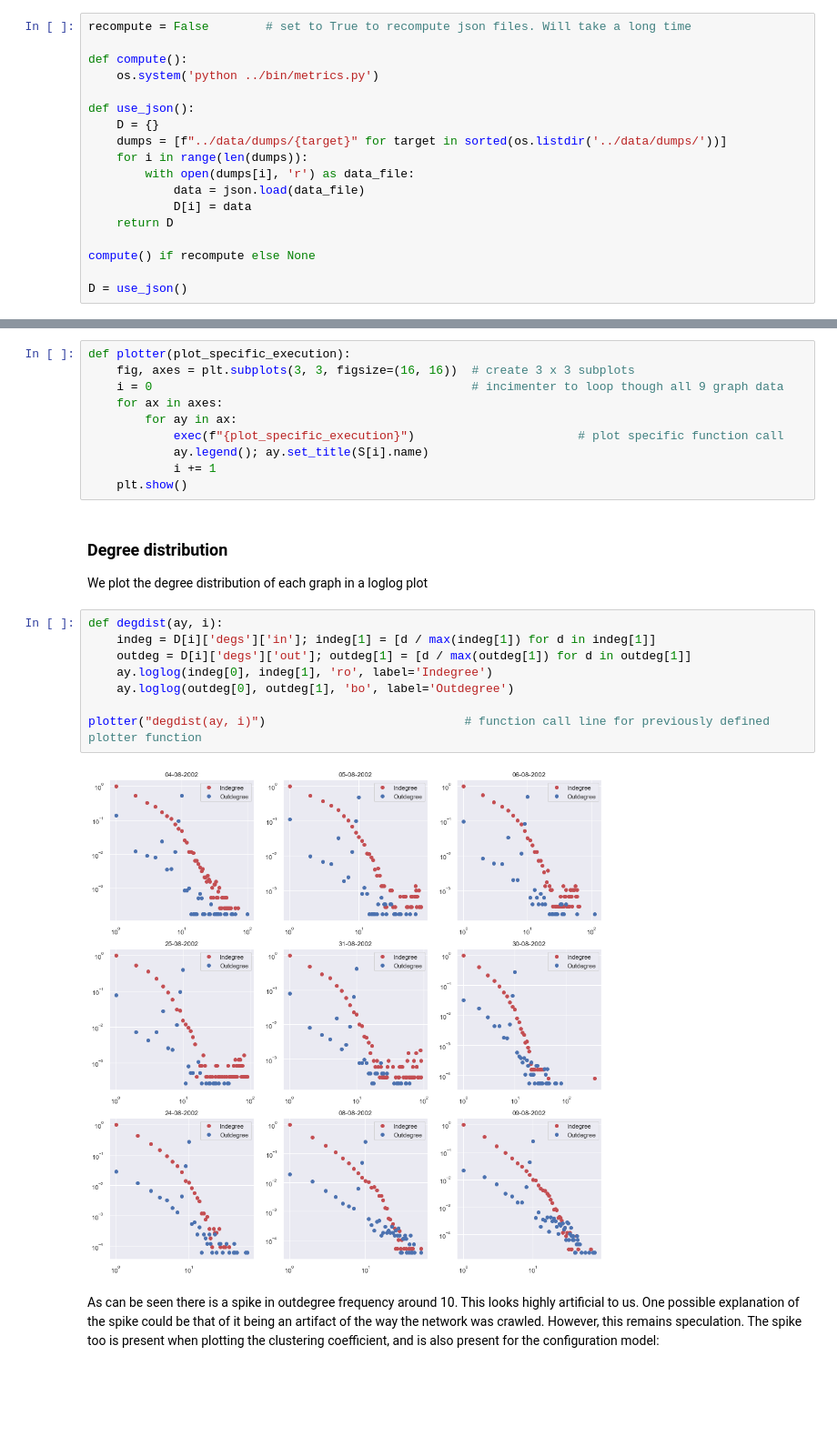
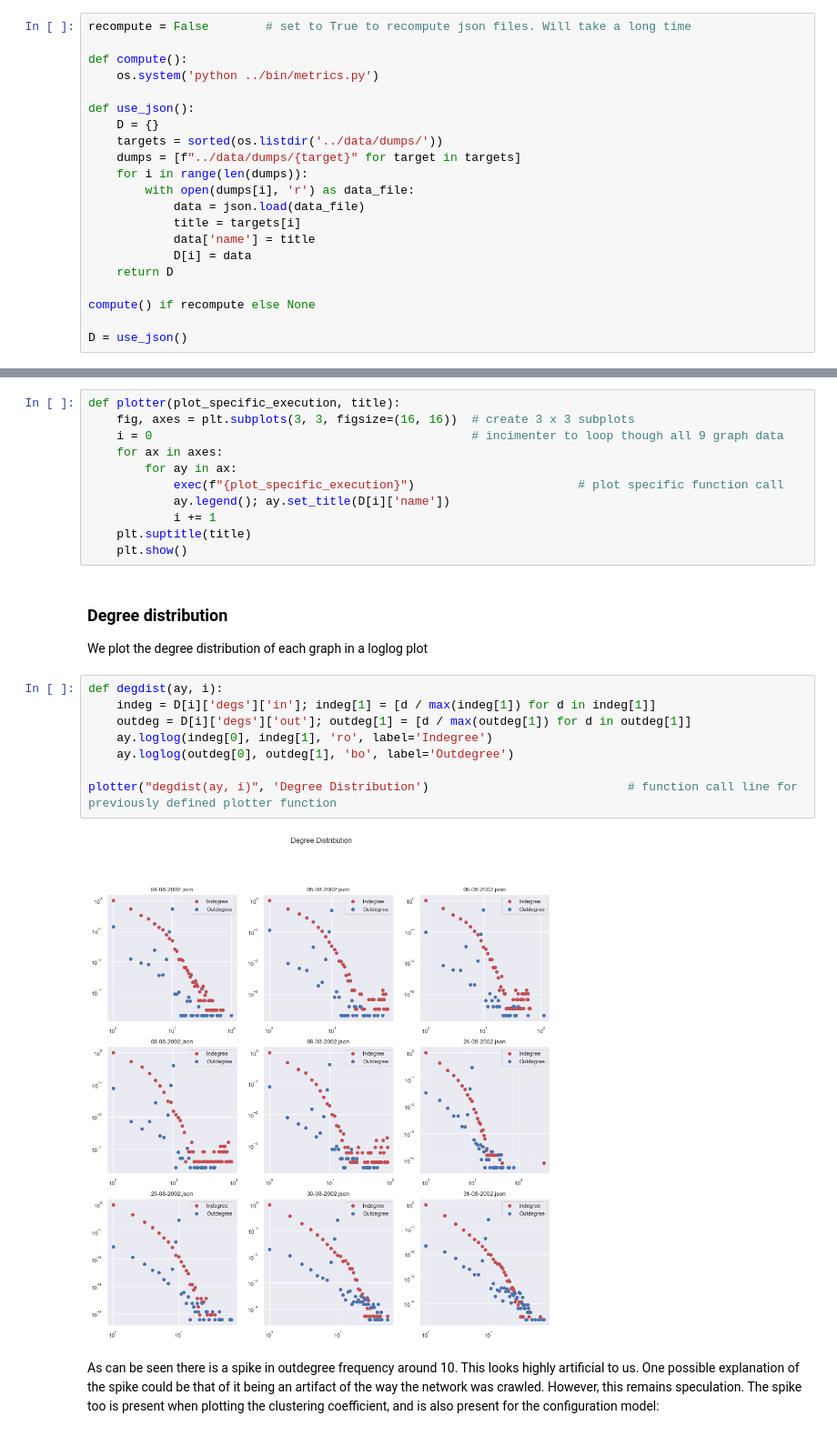
Before and after one commit to syrkis/gnutella, a Jupyter notebook: docs/analysis.ipynb, the cells around one changed output, grey strips where cells are left out. Shown at 91% size. Cells and saved outputs as stored; diff of their text form; blank space fills up the shorter version.

```diff
--- a/docs/analysis.ipynb
+++ b/docs/analysis.ipynb
@@ -119,10 +119,13 @@ def compute():
 
 def use_json():
     D = {}
-    dumps = [f"../data/dumps/{target}" for target in sorted(os.listdir('../data/dumps/'))]
+    targets = sorted(os.listdir('../data/dumps/'))
+    dumps = [f"../data/dumps/{target}" for target in targets]
     for i in range(len(dumps)):
         with open(dumps[i], 'r') as data_file:
             data = json.load(data_file)
+            title = targets[i]
+            data['name'] = title
             D[i] = data
     return D
 
@@ -160,14 +163,15 @@ time and what does not.
 With this intention in mind we create a plotter function that
 we will use through out this notebook:
 # %%
-def plotter(plot_specific_execution):
+def plotter(plot_specific_execution, title):
     fig, axes = plt.subplots(3, 3, figsize=(16, 16))  # create 3 x 3 subplots
     i = 0                                             # incimenter to loop though all 9 graph data
     for ax in axes:
         for ay in ax:
             exec(f"{plot_specific_execution}")                       # plot specific function call
-            ay.legend(); ay.set_title(S[i].name)
+            ay.legend(); ay.set_title(D[i]['name'])
             i += 1
+    plt.suptitle(title)
     plt.show()
 # %% [markdown]
 <a id='degdist'></a>
@@ -177,13 +181,13 @@ We plot the degree distribution of each graph in a loglog plot
 # %%
 def degdist(ay, i):
     indeg = D[i]['degs']['in']; indeg[1] = [d / max(indeg[1]) for d in indeg[1]]
     outdeg = D[i]['degs']['out']; outdeg[1] = [d / max(outdeg[1]) for d in outdeg[1]]
     ay.loglog(indeg[0], indeg[1], 'ro', label='Indegree')
     ay.loglog(outdeg[0], outdeg[1], 'bo', label='Outdegree')
 
-plotter("degdist(ay, i)")                            # function call line for previously defined plotter function
+plotter("degdist(ay, i)", 'Degree Distribution')                            # function call line for previously defined plotter function
 # %% [output]
-[figure, old version]
+[figure, new version]
 # %% [markdown]
 As can be seen there is a spike in outdegree frequency around 10. This looks highly artificial to us. One possible explanation of the spike could be that of it being an artifact of the way the network was crawled. However, this remains speculation. The spike too is present when plotting the clustering coefficient, and is also present for the configuration model:
 # %%
```
Also changed, not shown: parts of 7 cells of this notebook, 3 other files.
